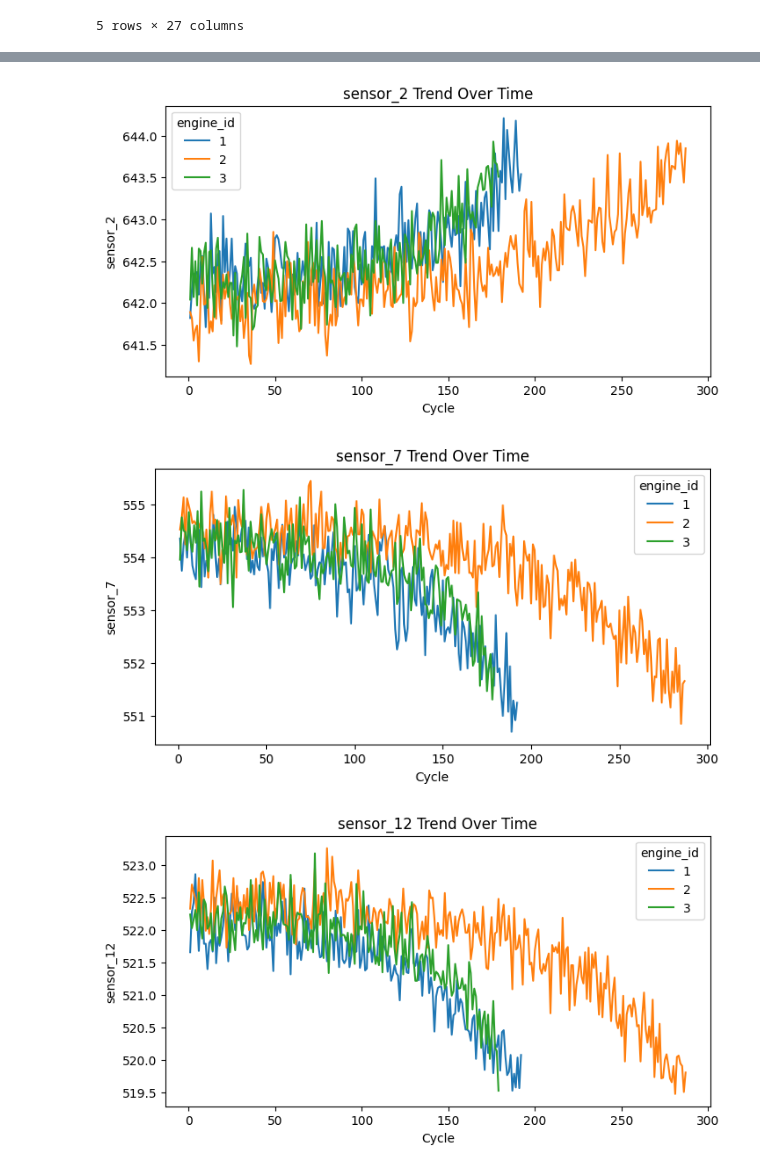
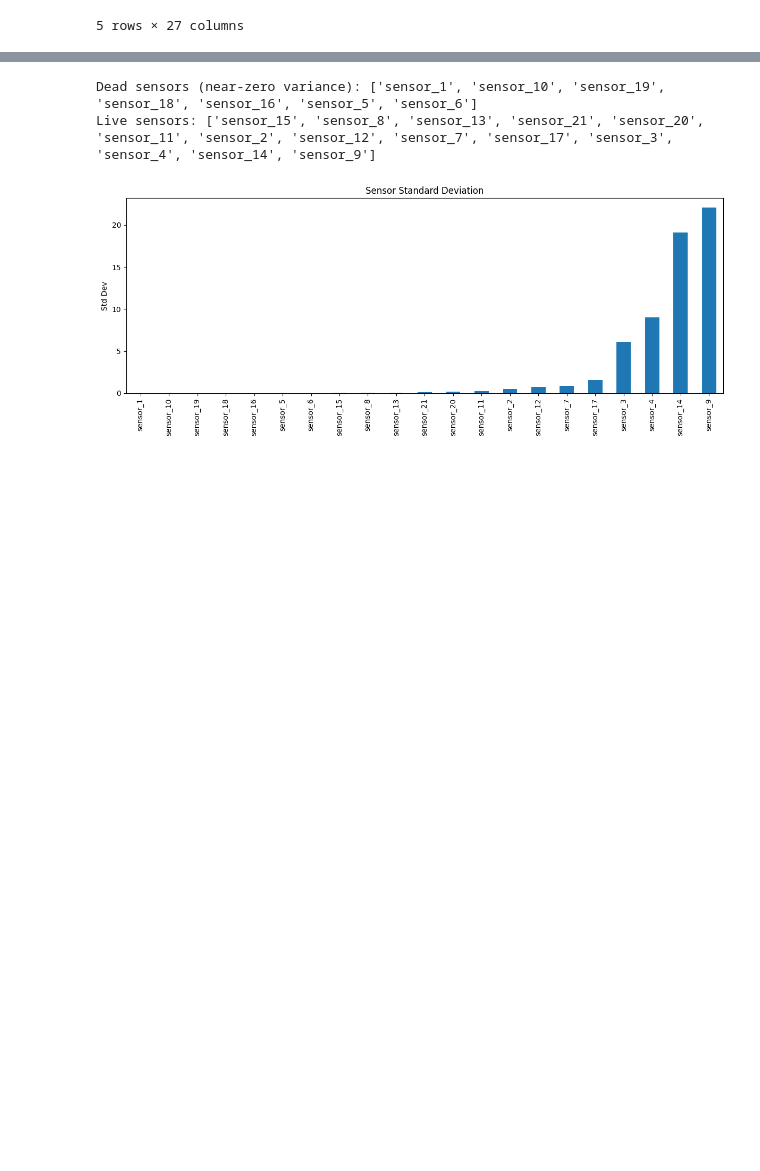
Before and after one commit to AKHIL572/Predictive-Maintenance-System-Using-Sensor-Data-RUL-Prediction-, a Jupyter notebook: notebooks/2_eda.ipynb, the cells around one changed output, grey strips where cells are left out. Drawn from its saved outputs; the diff is of its cells as text; code cells hidden in the pictures; blank space fills up the shorter version.

```diff
--- a/notebooks/2_eda.ipynb
+++ b/notebooks/2_eda.ipynb
@@ -46,19 +44,24 @@ The distribution of engine life cycles shows significant variability and right s
 # %%
 # ==============================
-# 4. SENSOR TRENDS OVER TIME
+# 4. SENSOR VARIANCE ANALYSIS
 # ==============================
-sample_engines = df[df["engine_id"] <= 3]
+sensor_cols = [col for col in df.columns if col.startswith("sensor")]
+sensor_std = df[sensor_cols].std().sort_values()
 
-sensors_to_plot = ["sensor_2", "sensor_7", "sensor_12"]
+# Identify dead sensors upfront so all later plots can exclude them
+dead_sensors = sensor_std[sensor_std < 0.01].index.tolist()
+live_sensors = sensor_std[sensor_std >= 0.01].index.tolist()
 
-for sensor in sensors_to_plot:
-    pivot = sample_engines.pivot(index="cycle", columns="engine_id", values=sensor)
-    pivot.plot(figsize=(8,4))
-    plt.title(f"{sensor} Trend Over Time")
-    plt.xlabel("Cycle")
-    plt.ylabel(sensor)
-    plt.show()
+print("Dead sensors (near-zero variance):", dead_sensors)
+print("Live sensors:", live_sensors)
+
+plt.figure(figsize=(12, 5))
+sensor_std.plot(kind="bar")
+plt.title("Sensor Standard Deviation")
+plt.ylabel("Std Dev")
+plt.tight_layout()
+plt.show()
 # %% [output]
+Dead sensors (near-zero variance): ['sensor_1', 'sensor_10', 'sensor_19', 'sensor_18', 'sensor_16', 'sensor_5', 'sensor_6']
+Live sensors: ['sensor_15', 'sensor_8', 'sensor_13', 'sensor_21', 'sensor_20', 'sensor_11', 'sensor_2', 'sensor_12', 'sensor_7', 'sensor_17', 'sensor_3', 'sensor_4', 'sensor_14', 'sensor_9']
-[figure, old version]
+[figure, new version]
-[figure, removed]
-[figure, removed]
```
Also changed, not shown: parts of 16 cells of this notebook, 11 other files.
